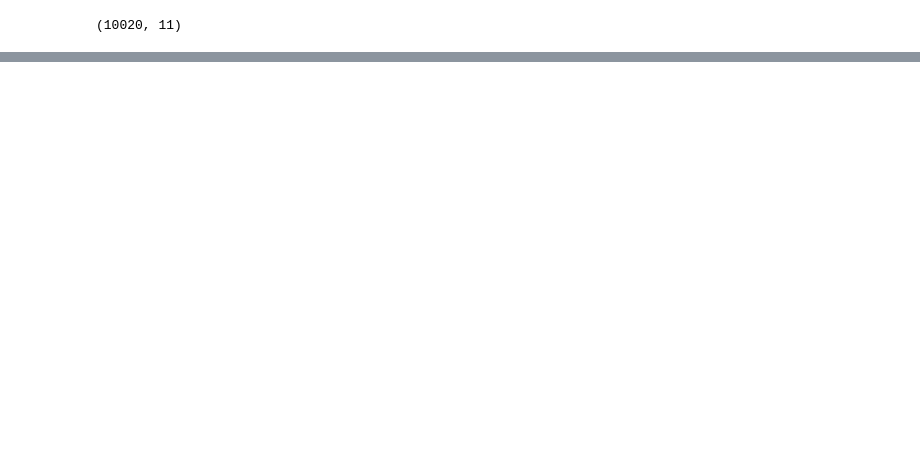
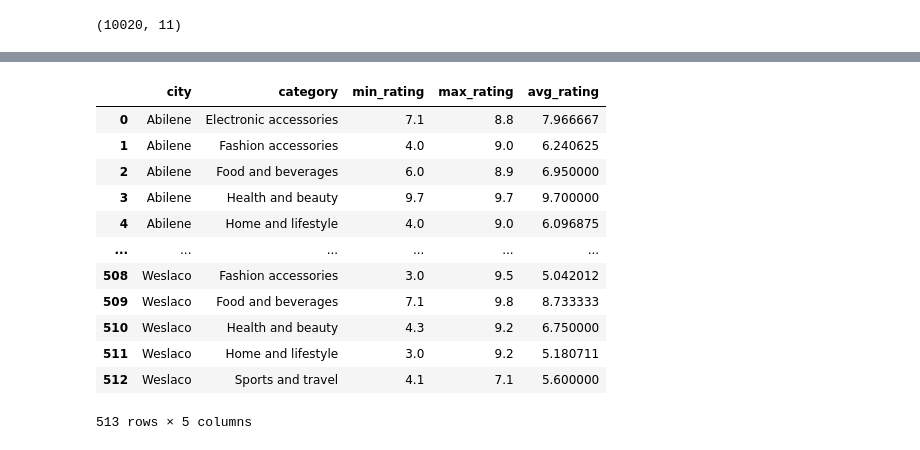
Before and after one commit to cbouzios/walmart_analysis_pythontosql, a Jupyter notebook: walmart_analysis.ipynb, the cells around one changed output, grey strips where cells are left out. Saved outputs shown, nothing was run; the diff lists cells and outputs as text; code cells hidden in the pictures; blank space fills up the shorter version.

```diff
--- a/walmart_analysis.ipynb
+++ b/walmart_analysis.ipynb
@@ -132,0 +245,29 @@ df.head()
+# %%
+## ΠΡΟΣΔΙΟΡΙΣΕ ΤΗΝ ΕΛΑΧΙΣΤΗ, ΜΕΓΙΣΤΗ ΚΑΙ ΜΕΣΣΗ ΒΑΘΜΟΛΟΓΙΑ ΚΑΤΗΓΟΡΙΑΣ ΓΙΑ ΚΑΘΕ ΠΟΛΗ
+
+query = """
+SELECT
+    city,
+    category,
+    MIN(rating) as min_rating,
+    MAX(rating) as max_rating,
+    AVG(rating) as avg_rating
+FROM sales_data
+GROUP BY city, category
+"""
+query_results= pd.read_sql(query, con=engine)
+query_results
+# %% [output]
+|  | city | category | min_rating | max_rating | avg_rating |
+| 0 | Abilene | Electronic accessories | 7.1 | 8.8 | 7.966667 |
+| 1 | Abilene | Fashion accessories | 4.0 | 9.0 | 6.240625 |
+| 2 | Abilene | Food and beverages | 6.0 | 8.9 | 6.950000 |
+| 3 | Abilene | Health and beauty | 9.7 | 9.7 | 9.700000 |
+| 4 | Abilene | Home and lifestyle | 4.0 | 9.0 | 6.096875 |
+| ... | ... | ... | ... | ... | ... |
+| 508 | Weslaco | Fashion accessories | 3.0 | 9.5 | 5.042012 |
+| 509 | Weslaco | Food and beverages | 7.1 | 9.8 | 8.733333 |
+| 510 | Weslaco | Health and beauty | 4.3 | 9.2 | 6.750000 |
+| 511 | Weslaco | Home and lifestyle | 3.0 | 9.2 | 5.180711 |
+| 512 | Weslaco | Sports and travel | 4.1 | 7.1 | 5.600000 |
+513 rows × 5 columns
```
Also changed, not shown: parts of 19 cells of this notebook.
